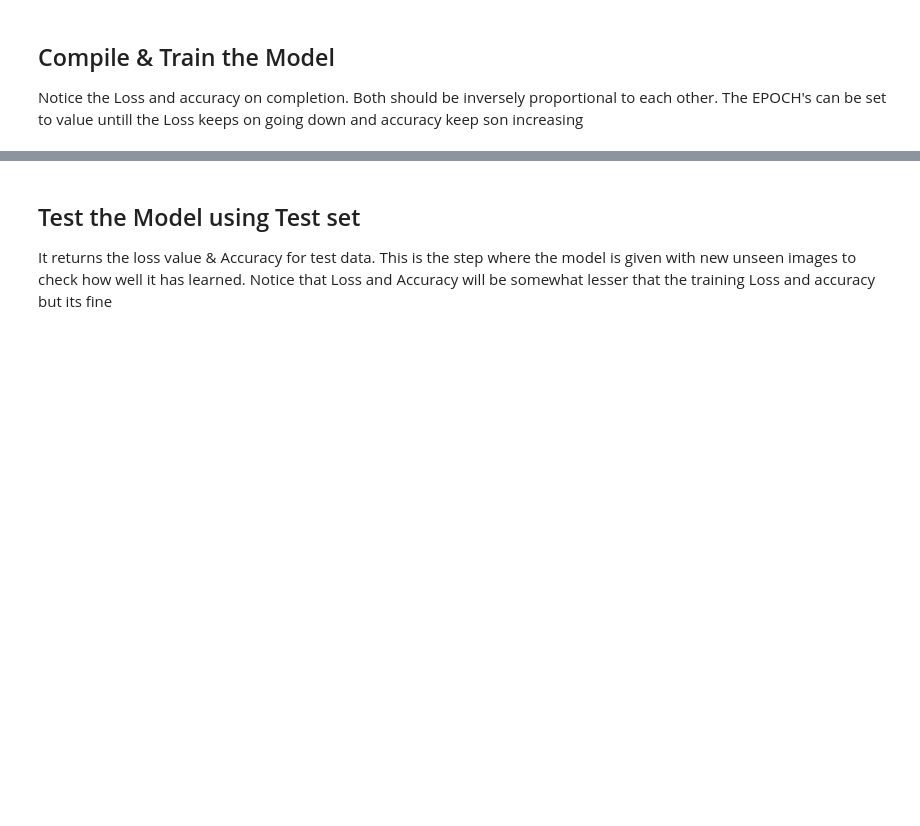
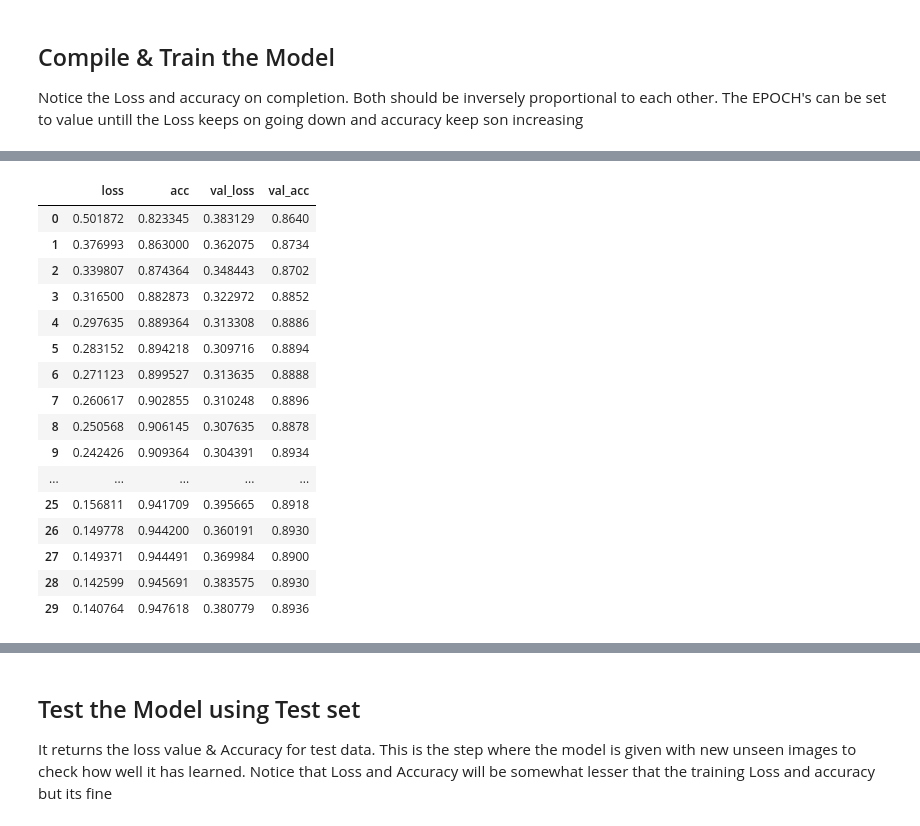
Before and after one commit to gulshan-archive/AI-DeepLearning, a Jupyter notebook: 2.Fashion_Mnist_without_CNN.ipynb, the cells around one changed output, grey strips where cells are left out. Cells and saved outputs as stored; diff of their text form; code cells hidden in the pictures; blank space fills up the shorter version.

```diff
--- a/2.Fashion_Mnist_without_CNN.ipynb
+++ b/2.Fashion_Mnist_without_CNN.ipynb
@@ -69,3 +96,8 @@ plt.imshow(x_training_images[59990]) # Display the image correponding to index p
+# %%
+x_validation_images = x_total_training_images[:5000]
+x_training_images = x_total_training_images[5000:]
+y_validation_labels = y_total_training_labels[:5000]
+y_training_labels = y_total_training_labels[5000:]
 # %% [markdown]
 ## Normalize the Input Dataset
 Data required by Neural network ranges from -1 to 1 or 0 to 1. So, we can do it simply by dividing each image pixel with 255
@@ -119,0 +210,21 @@ Epoch 30/30
+# %%
+df = pd.DataFrame(data=history.history)
+df
+# %% [output]
+|  | loss | acc | val_loss | val_acc |
+| 0 | 0.501872 | 0.823345 | 0.383129 | 0.8640 |
+| 1 | 0.376993 | 0.863000 | 0.362075 | 0.8734 |
+| 2 | 0.339807 | 0.874364 | 0.348443 | 0.8702 |
+| 3 | 0.316500 | 0.882873 | 0.322972 | 0.8852 |
+| 4 | 0.297635 | 0.889364 | 0.313308 | 0.8886 |
+| 5 | 0.283152 | 0.894218 | 0.309716 | 0.8894 |
+| 6 | 0.271123 | 0.899527 | 0.313635 | 0.8888 |
+| 7 | 0.260617 | 0.902855 | 0.310248 | 0.8896 |
+| 8 | 0.250568 | 0.906145 | 0.307635 | 0.8878 |
+| 9 | 0.242426 | 0.909364 | 0.304391 | 0.8934 |
+| ... | ... | ... | ... | ... |
+| 25 | 0.156811 | 0.941709 | 0.395665 | 0.8918 |
+| 26 | 0.149778 | 0.944200 | 0.360191 | 0.8930 |
+| 27 | 0.149371 | 0.944491 | 0.369984 | 0.8900 |
+| 28 | 0.142599 | 0.945691 | 0.383575 | 0.8930 |
+| 29 | 0.140764 | 0.947618 | 0.380779 | 0.8936 |
```
Also changed, not shown: parts of 19 cells of this notebook.
